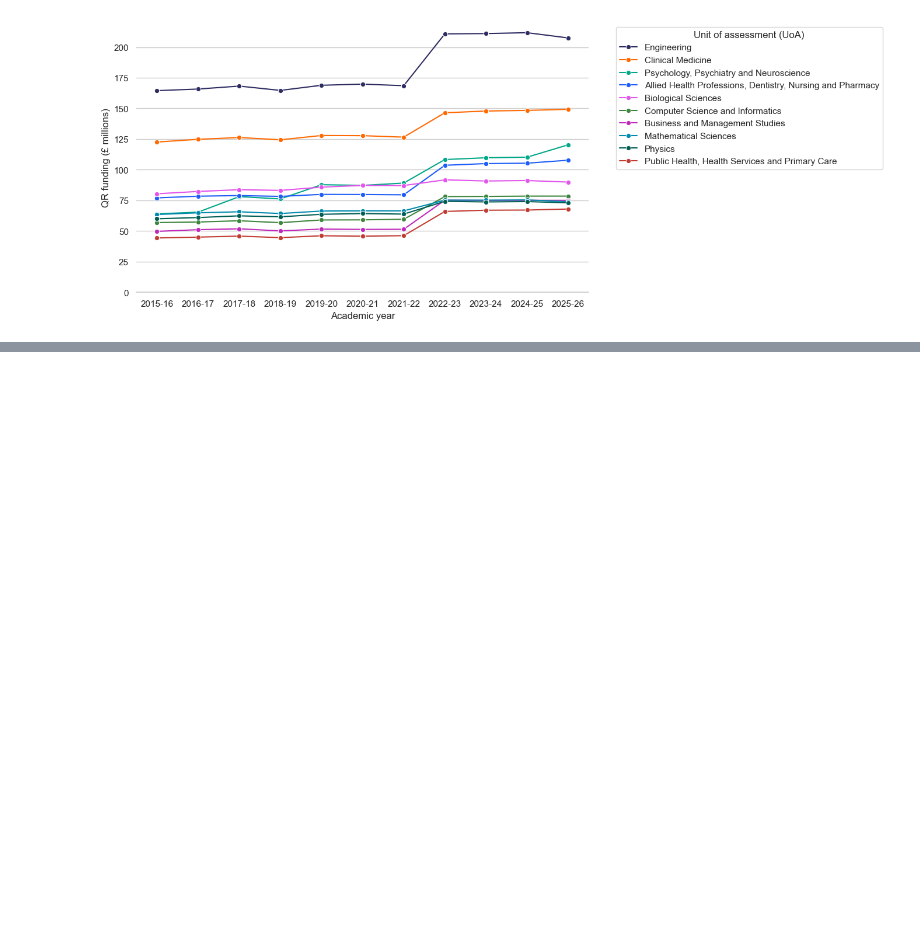
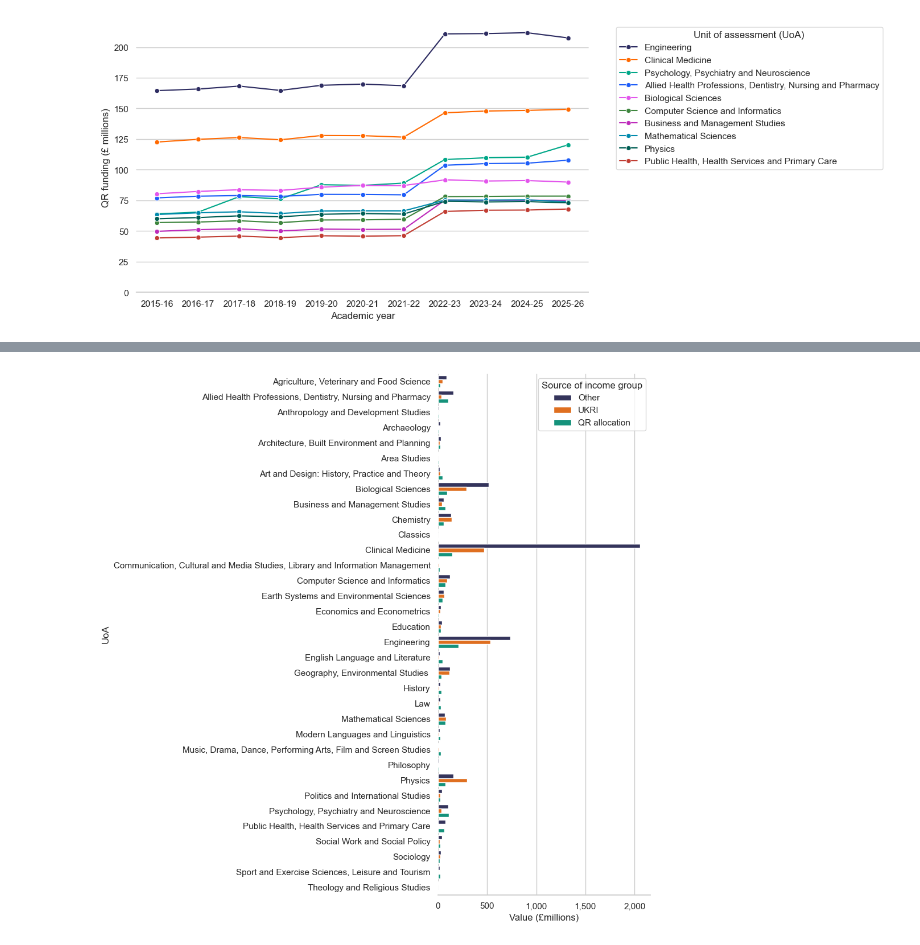
Before and after one commit to marthaisabelhilton/Allocations-2025, a Jupyter notebook: QR.ipynb, the cells around one changed output, grey strips where cells are left out. Saved outputs shown, nothing was run; the diff lists cells and outputs as text; code cells hidden in the pictures; blank space fills up the shorter version.

```diff
--- a/QR.ipynb
+++ b/QR.ipynb
@@ -104,0 +111,16 @@ plt.gca().grid(axis='x')
+# %%
+data_melt = data_hesa.melt(id_vars=['UoA', 'UoA_code', 'Source of income group'])
+
+data_melt['value'] = data_melt['value']/1000
+
+data_pivot_hesa = data_melt.pivot(index=['UoA', 'UoA_code', 'Source of income group'], columns='variable', values='value').reset_index()
+# %%
+data_qr_out['Source of income group'] = 'QR allocation'
+
+data_melt = data_qr_out.melt(id_vars=['UoA', 'UoA_code', 'Source of income group'])
+
+data_melt['value'] = data_melt['value']/1000000
+
+data_qr_to_concat = data_melt.pivot(index=['UoA', 'UoA_code', 'Source of income group'], columns='variable', values='value').reset_index()
+# %%
+data_concat = pd.concat([data_pivot_hesa, data_qr_to_concat])
@@ -104,0 +147,20 @@ plt.gca().grid(axis='x')
+# %%
+dict_uoa = {
+    "Agriculture, Food and Veterinary Sciences":"Agriculture, Veterinary and Food Science",
+    "Geography and Environmental Studies":"Geography, Environmental Studies "
+}
+
+data_concat['UoA'] = data_concat['UoA'].apply(lambda x: dict_uoa.get(x, x))
+# %%
+plt.figure(figsize=(10,10))
+
+sns.barplot(data=data_concat, x='2023/24', y='UoA', hue='Source of income group')
+
+plt.xlabel("Value (£millions)")
+
+plt.gca().xaxis.set_major_formatter(ticker.FuncFormatter(lambda x, p: format(int(x), ',')))
+
+plt.tight_layout()
+plt.show()
+# %% [output]
+[figure, added]
```
Also changed, not shown: parts of 12 cells of this notebook, 1 other file.
